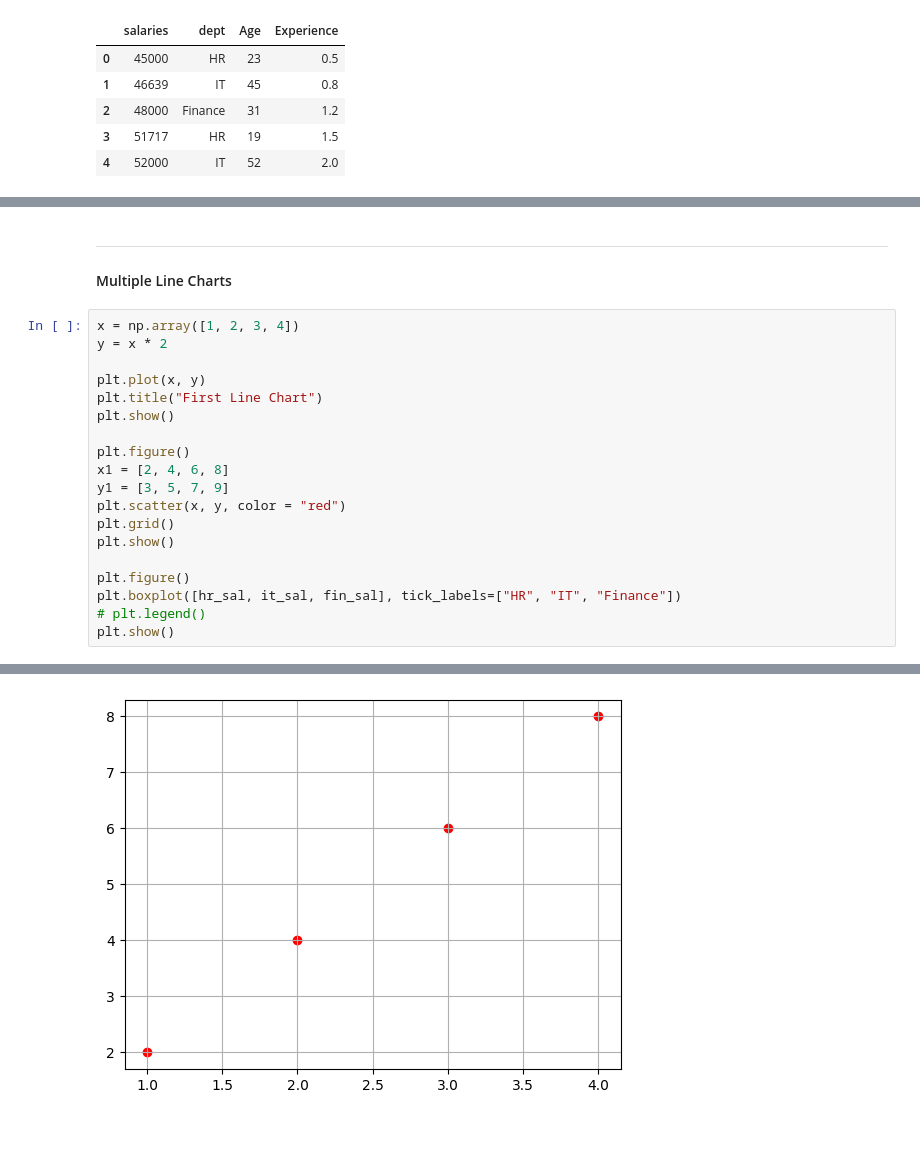
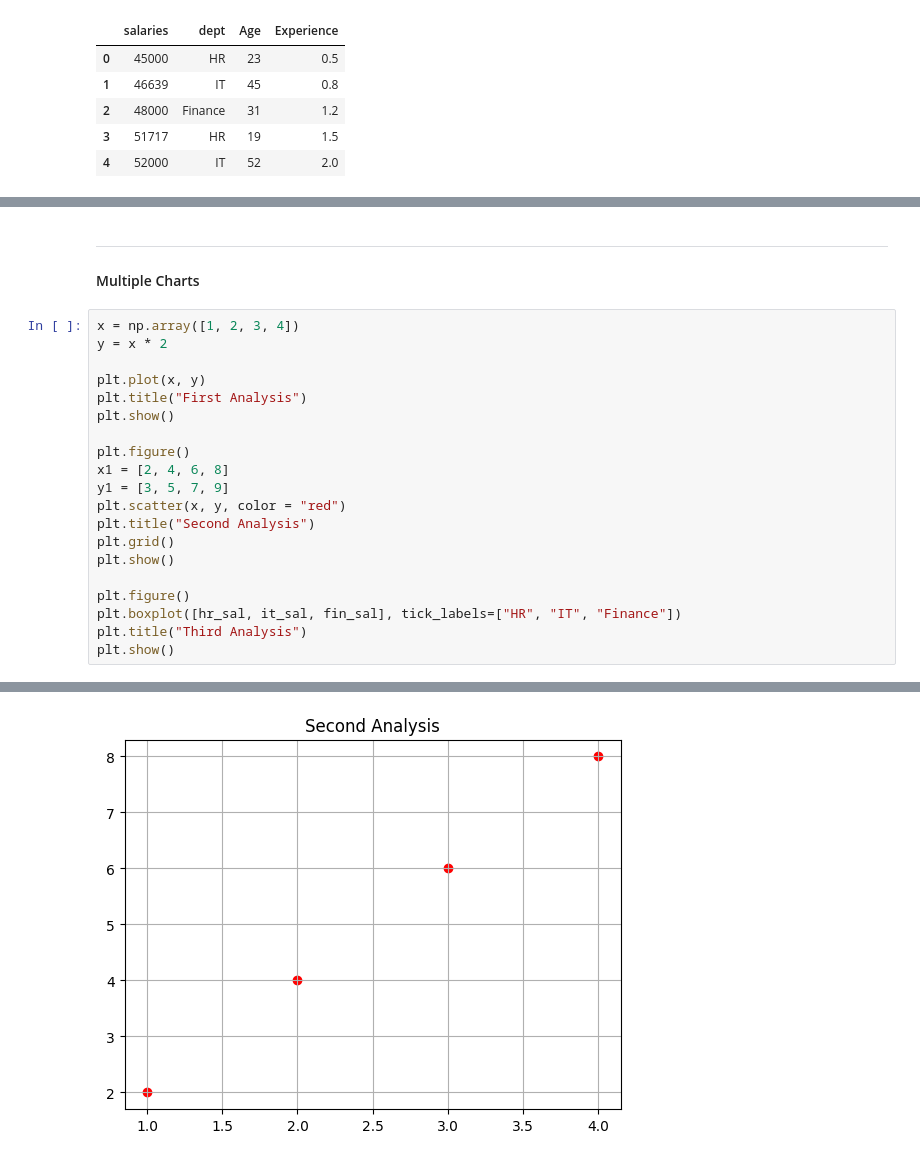
Before and after one commit to MohdAffan27/AI-Learning-Journey, a Jupyter notebook: 04_MATPLOTLIB/Matplotlib_Tutorial.ipynb, the cells around one changed output, grey strips where cells are left out. Drawn from its saved outputs; the diff is of its cells as text; blank space fills up the shorter version.

```diff
--- a/04_MATPLOTLIB/Matplotlib_Tutorial.ipynb
+++ b/04_MATPLOTLIB/Matplotlib_Tutorial.ipynb
@@ -581,23 +678,24 @@ fig.show()
 # %% [markdown]
 ---
-#### Multiple Line Charts
+#### Multiple Charts
 # %%
 x = np.array([1, 2, 3, 4])
 y = x * 2
 
 plt.plot(x, y)
-plt.title("First Line Chart")
+plt.title("First Analysis")
 plt.show()
 
 plt.figure()
 x1 = [2, 4, 6, 8]
 y1 = [3, 5, 7, 9]
 plt.scatter(x, y, color = "red")
+plt.title("Second Analysis")
 plt.grid()
 plt.show()
 
 plt.figure()
 plt.boxplot([hr_sal, it_sal, fin_sal], tick_labels=["HR", "IT", "Finance"])
-# plt.legend()
+plt.title("Third Analysis")
 plt.show()
 # %% [output]
@@ -605 +703 @@ plt.show()
-[figure, old version]
+[figure, new version]
```
Also changed, not shown: parts of 13 cells of this notebook.
